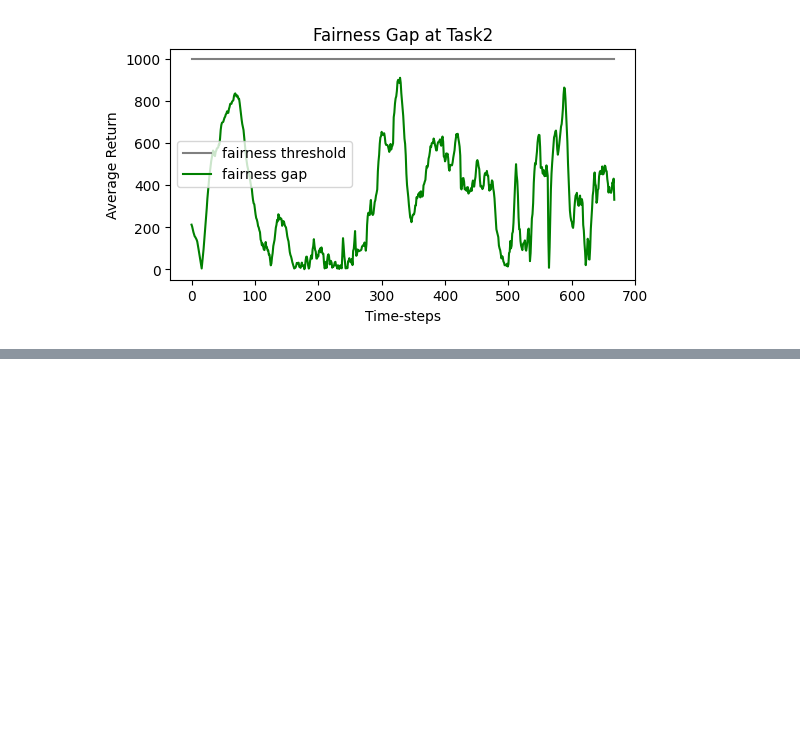
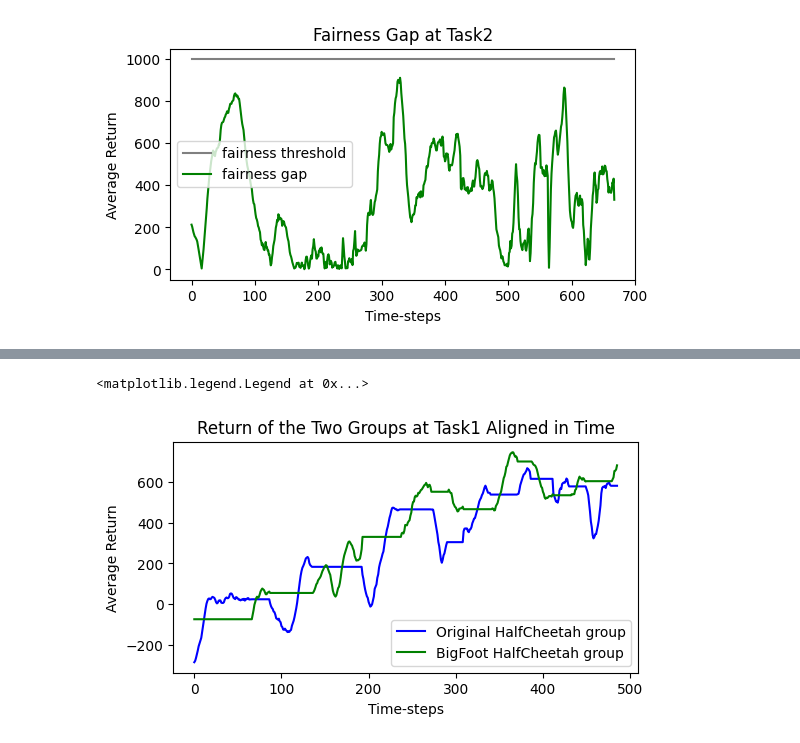
Before and after one commit to KefanSong/Code-for-Master-Thesis, a Jupyter notebook: Plotting Return.ipynb, the cells around one changed output, grey strips where cells are left out. Cells and saved outputs as stored; diff of their text form; code cells hidden in the pictures; blank space fills up the shorter version.

```diff
--- a/Plotting Return.ipynb
+++ b/Plotting Return.ipynb
@@ -111,0 +147,36 @@ plt.legend()
+# %%
+g0 = pd.DataFrame()
+g0['time'] = group0['time']
+g0['group0 AvgR1'] = group0['AvgR']
+g0['group0 AvgR2'] = group0['AvgR2']
+
+g1 = pd.DataFrame()
+g1['time'] = group1['time']
+g1['group1 AvgR1'] = group1['AvgR']
+g1['group1 AvgR2'] = group1['AvgR2']
+
+all_groups = pd.concat([g0, g1]).sort_values('time').reset_index()
+
+# forward fill the first group and backward fill the second group
+# (because the second group starts with Nan values).
+all_groups['group0 AvgR1'] = all_groups['group0 AvgR1'].fillna(method='ffill')
+all_groups['group1 AvgR1'] = all_groups['group1 AvgR1'].fillna(method='bfill').fillna(method='ffill')
+
+all_groups['group0 AvgR2'] = all_groups['group0 AvgR2'].fillna(method='ffill')
+all_groups['group1 AvgR2'] = all_groups['group1 AvgR2'].fillna(method='bfill').fillna(method='ffill')
+
+all_groups['group fairness gap AvgR1'] = np.abs(all_groups['group0 AvgR1'] - all_groups['group1 AvgR1'])
+all_groups['group fairness gap AvgR2'] = np.abs(all_groups['group0 AvgR2'] - all_groups['group1 AvgR2'])
+# %%
+plt.figure(figsize=(6, 3))
+
+plt.plot(all_groups['group0 AvgR1'],label='Original HalfCheetah group', color='blue')
+plt.plot(all_groups['group1 AvgR1'],label='BigFoot HalfCheetah group', color='green')
+
+plt.title("Return of the Two Groups at Task1 Aligned in Time")
+plt.xlabel('Time-steps')
+plt.ylabel('Average Return')
+plt.legend()
+# %% [output]
+<matplotlib.legend.Legend at 0x...>
+[figure, added]
```
Also changed, not shown: parts of 8 cells of this notebook.
